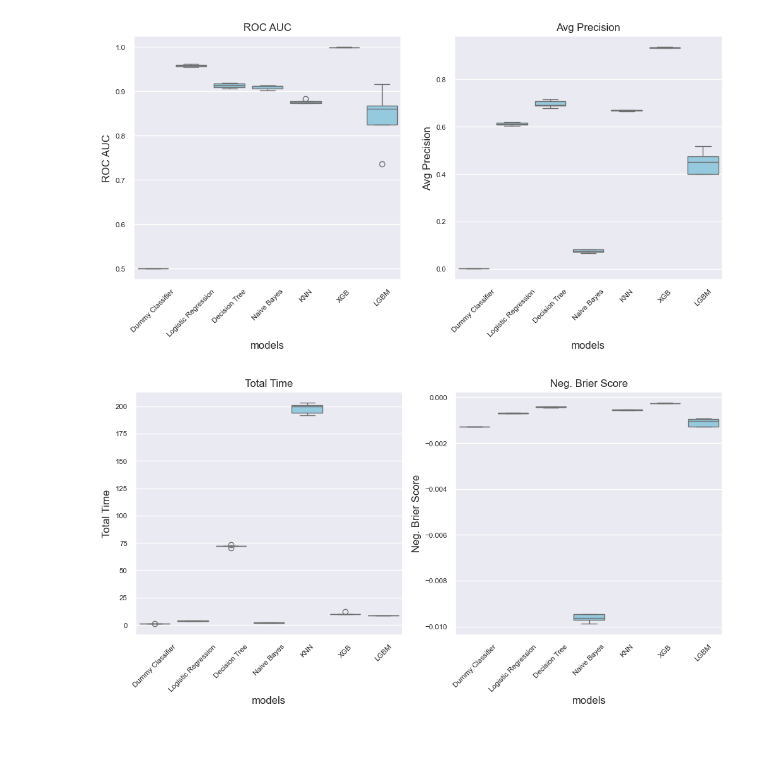
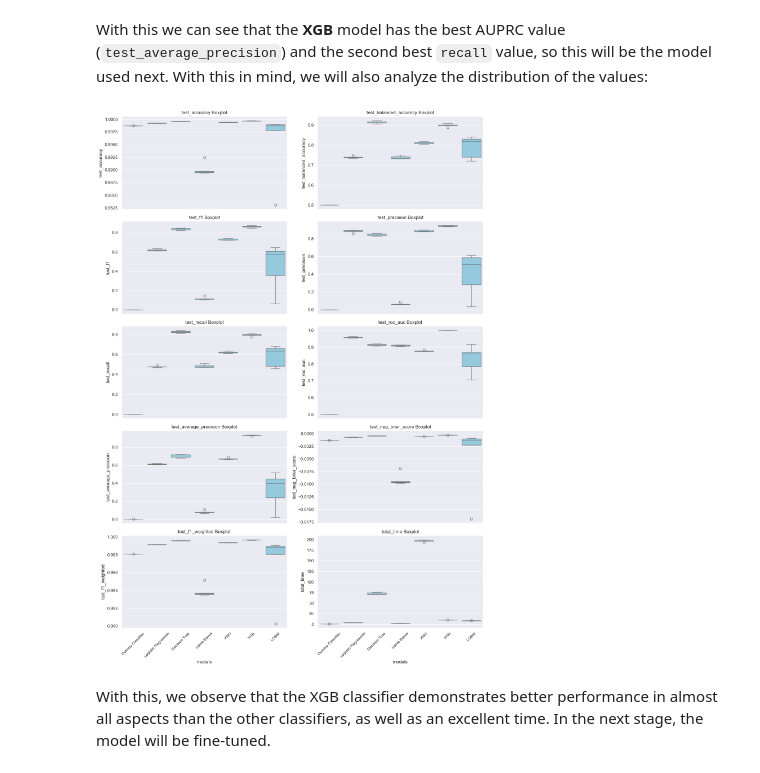
Before and after one commit to elaragao/Portifolio, a Jupyter notebook: Fraud Detection/2.1 - Modeling.ipynb, the cells around one changed output. Saved outputs shown, nothing was run; the diff lists cells and outputs as text; code cells hidden in the pictures; blank space fills up the shorter version.

```diff
--- a/Fraud Detection/2.1 - Modeling.ipynb
+++ b/Fraud Detection/2.1 - Modeling.ipynb
@@ -221,10 +274,51 @@ box_pair(df = df_results, x_val = "models", y_val = ["test_f1", "test_f1_weighte
-# %%
-box_pair(df = df_results, x_val = "models", y_val = ["test_roc_auc", "test_average_precision"],
-        titles = ["ROC AUC", "Avg Precision"], y_ax_label = ["ROC AUC", "Avg Precision"])
-# %% [output]
-[figure, removed]
-# %%
-box_pair(df = df_results, x_val = "models", y_val = ["total_time", "test_neg_brier_score"],
-        titles = ["Total Time", "Neg. Brier Score"], y_ax_label = ["Total Time", "Neg. Brier Score"])
-# %% [output]
-[figure, removed]
+# %% [markdown]
+With this we can see that the **XGB** model has the best AUPRC value (`test_average_precision`) and the second best `recall` value, so this will be the model used next. With this in mind, we will also analyze the distribution of the values:
+# %%
+def box_plots(df, x_val, y_val_list):
+    """
+    Convert the results from training models to DataFrame with model name, splits and scores.
+
+    Parameters
+    ----------
+    df: pd.DataFrame
+        DataFrame with scorings.
+
+    x_val: str
+        Value for the x axis.
+
+    y_val_list: list
+        List of parameters and scores to be analyzed.
+
+    Returns
+    -------
+    Graphs
+        Boxplots.
+    """
+
+    fig, axes = plt.subplots(5, 2, figsize=(14, 20), sharex=True)
+    axes = axes.flatten()  # Transforma em vetor para facilitar iteração
+
+    for i, y_val in enumerate(y_val_list):
+        sns.boxplot(data=df, x=x_val, y=y_val, color='skyblue', showfliers=True, ax=axes[i])
+        axes[i].set_title(f'{y_val} Boxplot', fontsize=12)
+        axes[i].set_xlabel(x_val)
+        axes[i].set_ylabel(y_val)
+        axes[i].tick_params(axis="x", rotation=45, labelsize="small")
+
+    # Remove subplots vazios (caso y_val_list tenha menos de 10 elementos)
+    for j in range(len(y_val_list), len(axes)):
+        fig.delaxes(axes[j])
+
+    plt.tight_layout()
+    plt.show()
+
+    return(None)
+# %%
+y_list = ['test_accuracy', 'test_balanced_accuracy', 'test_f1', 'test_precision',
+         'test_recall', 'test_roc_auc', 'test_average_precision', 'test_neg_brier_score',
+         'test_f1_weighted', 'total_time']
+box_plots(df = df_results, x_val= "models", y_val_list = y_list)
+# %% [output]
+[figure, added]
+# %% [markdown]
+With this, we observe that the XGB classifier demonstrates better performance in almost all aspects than the other classifiers, as well as an excellent time. In the next stage, the model will be fine-tuned.
```
Also changed, not shown: parts of 23 cells of this notebook, 1 other file.
